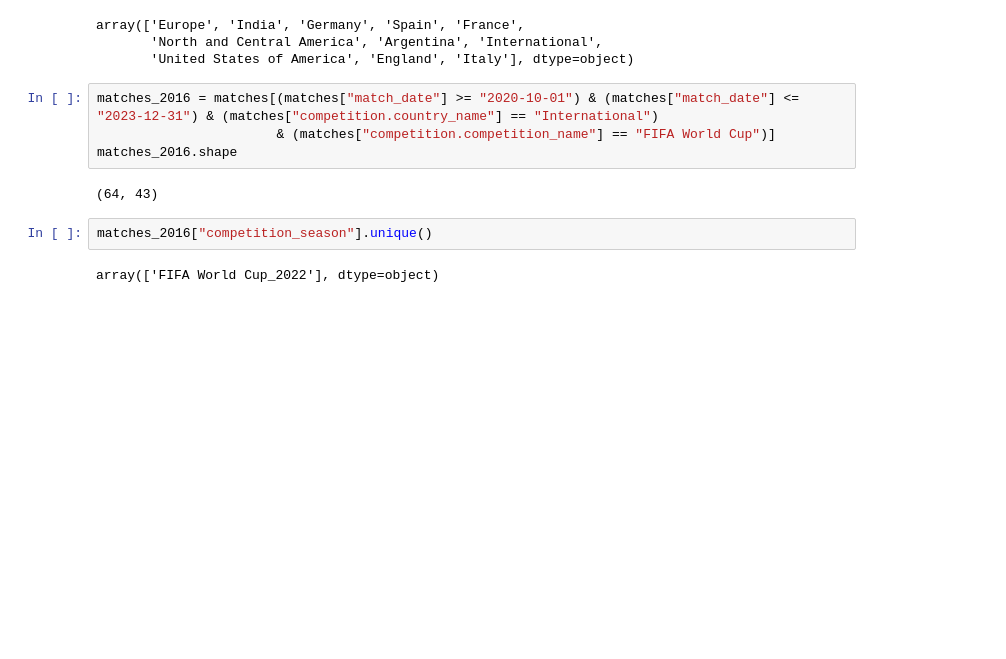
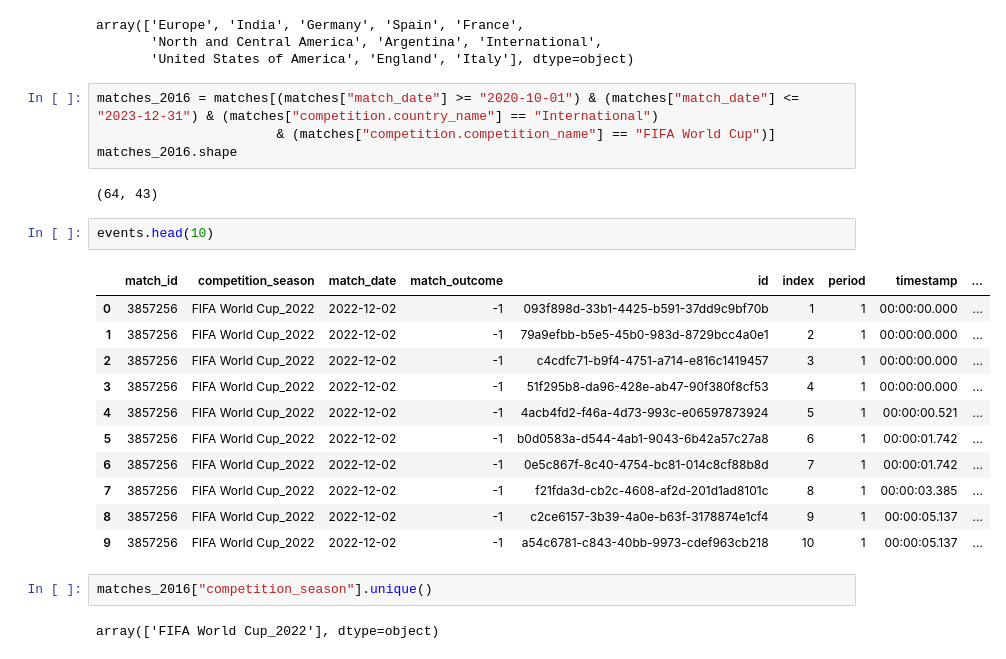
Before and after one commit to tomasnp/Datacamp, a Jupyter notebook: fetch.ipynb, the cells around one changed output. Drawn from its saved outputs; the diff is of its cells as text; blank space fills up the shorter version.

```diff
--- a/fetch.ipynb
+++ b/fetch.ipynb
@@ -128,6 +128,20 @@ matches_2016 = matches[(matches["match_date"] >= "2020-10-01") & (matches["match
 matches_2016.shape
 # %% [output]
 (64, 43)
+# %%
+events.head(10)
+# %% [output]
+|  | match_id | competition_season | match_date | match_outcome | id | index | period | timestamp | ... |
+| 0 | 3857256 | FIFA World Cup_2022 | 2022-12-02 | -1 | 093f898d-33b1-4425-b591-37dd9c9bf70b | 1 | 1 | 00:00:00.000 | ... |
+| 1 | 3857256 | FIFA World Cup_2022 | 2022-12-02 | -1 | 79a9efbb-b5e5-45b0-983d-8729bcc4a0e1 | 2 | 1 | 00:00:00.000 | ... |
+| 2 | 3857256 | FIFA World Cup_2022 | 2022-12-02 | -1 | c4cdfc71-b9f4-4751-a714-e816c1419457 | 3 | 1 | 00:00:00.000 | ... |
+| 3 | 3857256 | FIFA World Cup_2022 | 2022-12-02 | -1 | 51f295b8-da96-428e-ab47-90f380f8cf53 | 4 | 1 | 00:00:00.000 | ... |
+| 4 | 3857256 | FIFA World Cup_2022 | 2022-12-02 | -1 | 4acb4fd2-f46a-4d73-993c-e06597873924 | 5 | 1 | 00:00:00.521 | ... |
+| 5 | 3857256 | FIFA World Cup_2022 | 2022-12-02 | -1 | b0d0583a-d544-4ab1-9043-6b42a57c27a8 | 6 | 1 | 00:00:01.742 | ... |
+| 6 | 3857256 | FIFA World Cup_2022 | 2022-12-02 | -1 | 0e5c867f-8c40-4754-bc81-014c8cf88b8d | 7 | 1 | 00:00:01.742 | ... |
+| 7 | 3857256 | FIFA World Cup_2022 | 2022-12-02 | -1 | f21fda3d-cb2c-4608-af2d-201d1ad8101c | 8 | 1 | 00:00:03.385 | ... |
+| 8 | 3857256 | FIFA World Cup_2022 | 2022-12-02 | -1 | c2ce6157-3b39-4a0e-b63f-3178874e1cf4 | 9 | 1 | 00:00:05.137 | ... |
+| 9 | 3857256 | FIFA World Cup_2022 | 2022-12-02 | -1 | a54c6781-c843-40bb-9973-cdef963cb218 | 10 | 1 | 00:00:05.137 | ... |
 # %%
 matches_2016["competition_season"].unique()
 # %% [output]
```
Also changed, not shown: parts of 9 cells of this notebook, 1 other file.
